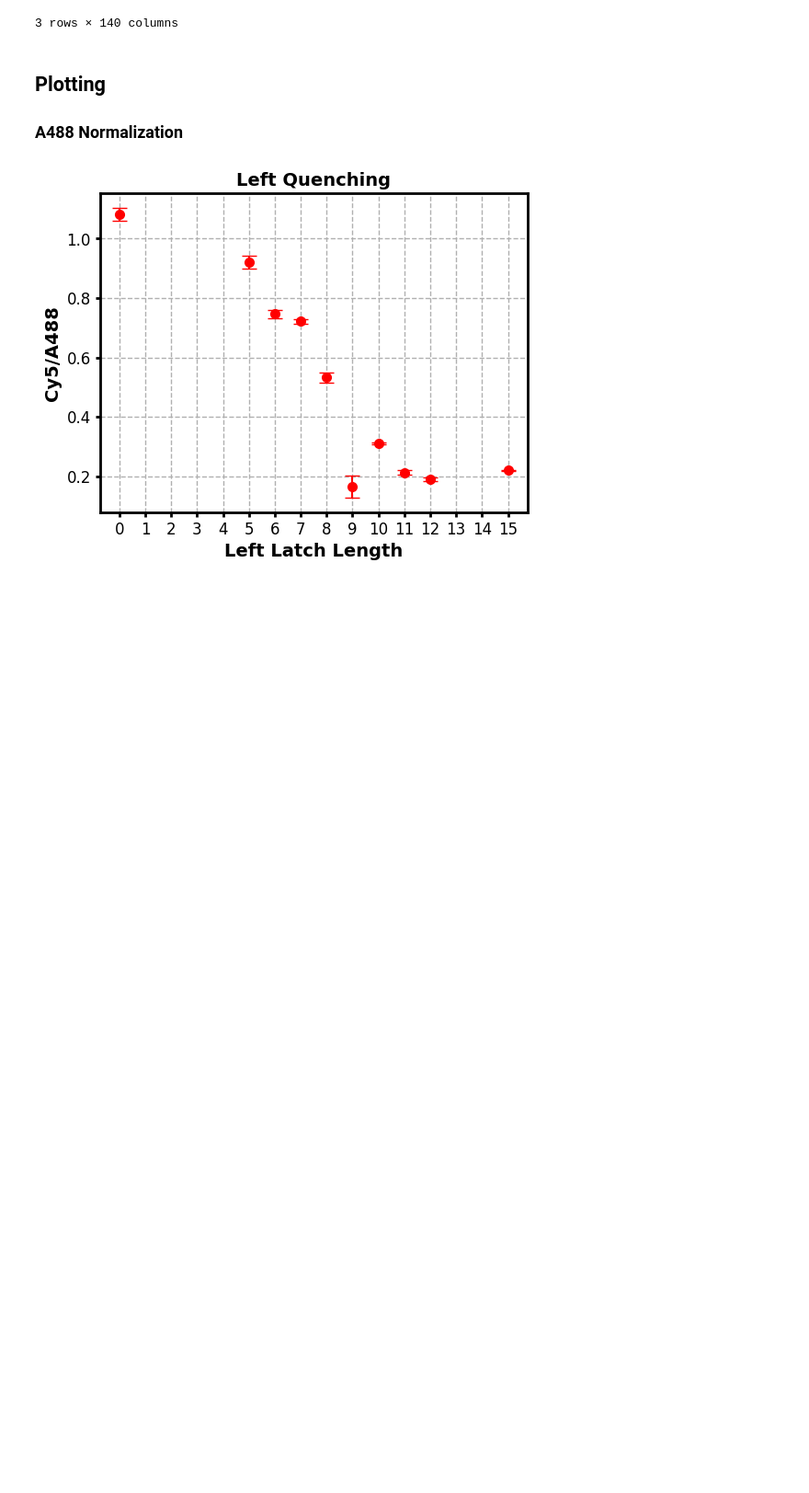
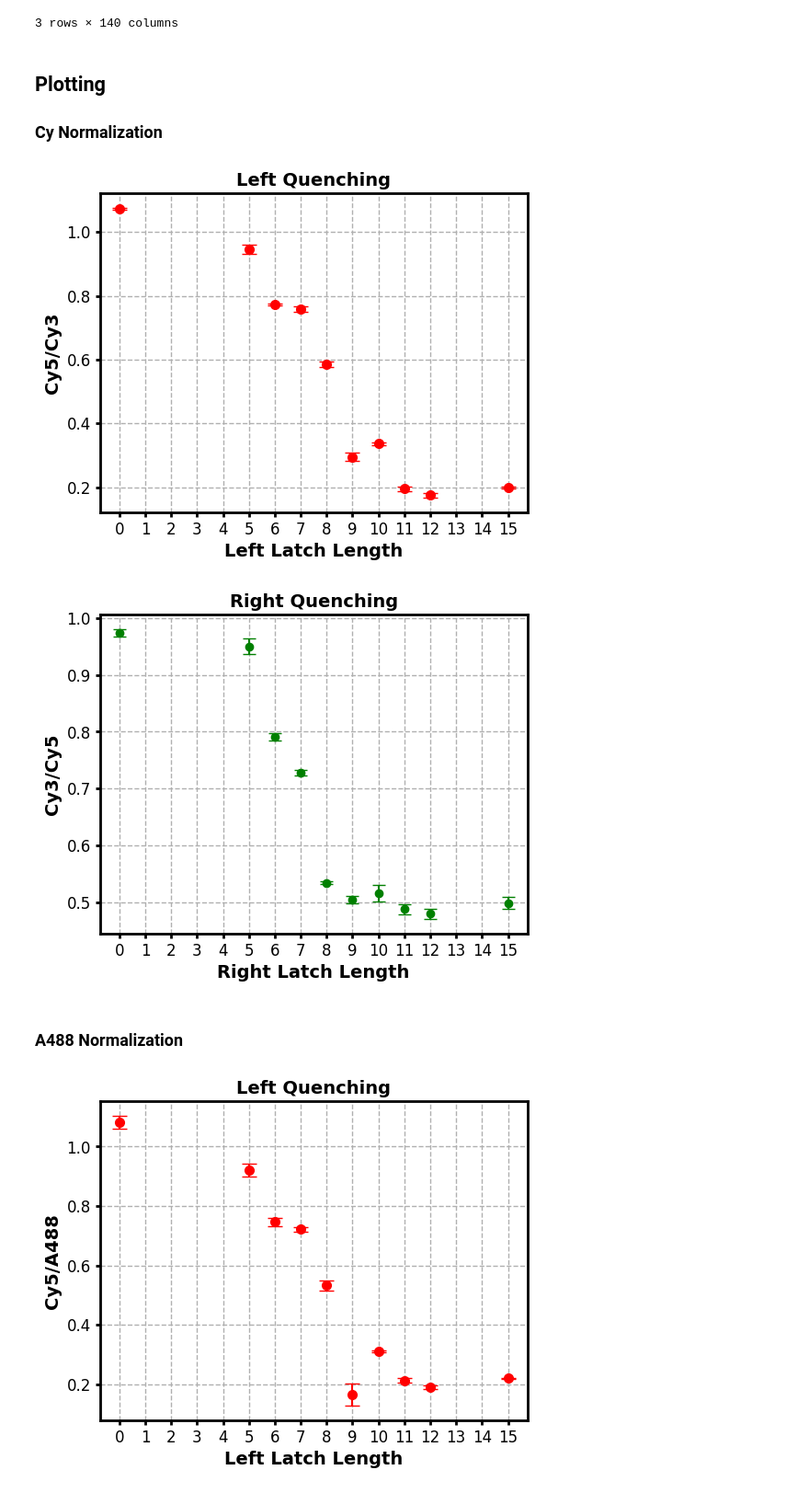
Before and after one commit to neuhoffmj/oscillatorEnsembleQuench, a Jupyter notebook: pandasPlateReader.ipynb, the cells around one changed output. Shown at 92% size. Cells and saved outputs as stored; diff of their text form; code cells hidden in the pictures; blank space fills up the shorter version.

Commit message:
Add Cy Normalization

```diff
--- a/pandasPlateReader.ipynb
+++ b/pandasPlateReader.ipynb
@@ -65,7 +65,41 @@ normdata
 3 rows × 140 columns
 # %% [markdown]
 ## Plotting
-### A488 Normalization
+### Cy Normalization
+# %%
+leftSamples = samples[:10]
+rightSamples = samples[10:]
+# print(leftSamples, rightSamples)
+leftfig, axleft = plt.subplots(figsize=(6, 4.5))
+rightfig, axright = plt.subplots(figsize=(6, 4.5))
+for sample in leftSamples:
+    axleft.errorbar(int(sample.split('_')[0]), normdata[(sample, 'Cy5/Cy3')].mean(),
+                yerr=normdata[(sample, 'Cy5/Cy3')].sem(), label=f'Cy5/Cy3 {sample}', fmt='ro', markersize=7, capsize=6)
+axleft.set_title('Left Quenching', fontsize=14, fontweight='bold')
+axleft.set_xlabel('Left Latch Length', fontsize=14, fontweight='bold')
+axleft.set_ylabel('Cy5/Cy3', fontsize=14, fontweight='bold')
+for sample in rightSamples:
+    axright.errorbar(int(sample.split('_')[1].split()[0]), normdata[(sample, 'Cy3/Cy5')].mean(),
+                yerr=normdata[(sample, 'Cy3/Cy5')].sem(), label=f'Cy3/Cy5 {sample}', fmt='go', capsize=5)
+axright.set_title('Right Quenching', fontsize=14, fontweight='bold')
+axright.set_xlabel('Right Latch Length', fontsize=14, fontweight='bold')
+axright.set_ylabel('Cy3/Cy5', fontsize=14, fontweight='bold')
+for ax1 in [axleft, axright]:
+    ax1.grid(True, which='both', linestyle='--', linewidth=1)
+    ax1.tick_params(axis='both', which='both', width=2, labelsize=12)
+    ax1.set_xticks(list(range(16)))
+    ax1.spines['left'].set_linewidth(2)
+    ax1.spines['bottom'].set_linewidth(2)
+    ax1.spines['right'].set_linewidth(2)
+    ax1.spines['top'].set_linewidth(2)
+leftfig.savefig('left_quenching.png', bbox_inches='tight', dpi=300)
+rightfig.savefig('right_quenching.png', bbox_inches='tight', dpi=300)
+# %% [output]
+[figure, added]
+[figure, added]
+# %% [markdown]
+
+### A488 Normalization
 # %%
 leftSamples = samples[:10]
 rightSamples = samples[10:]
```
